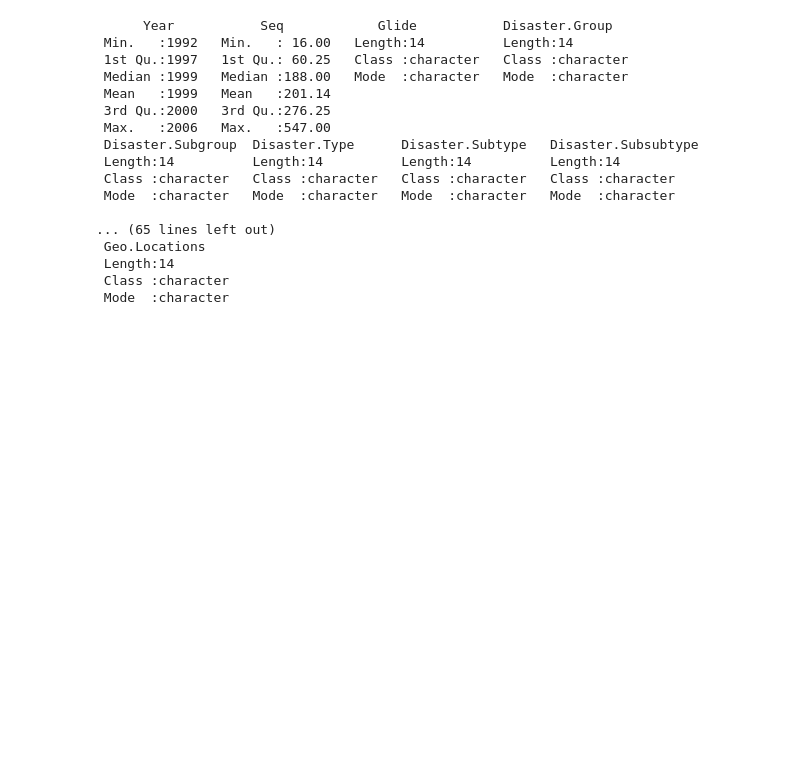
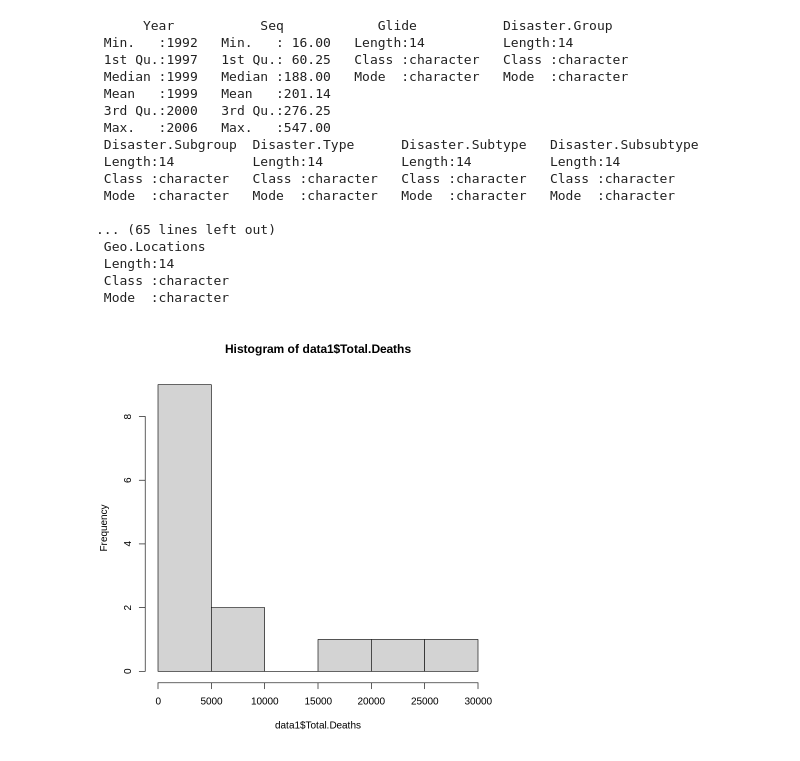
Before and after one commit to najiaahmedd/CIND820, a Jupyter notebook: CIND20ipynb.ipynb, the cells around one changed output. Cells and saved outputs as stored; diff of their text form; code cells hidden in the pictures; blank space fills up the shorter version.

```diff
--- a/CIND20ipynb.ipynb
+++ b/CIND20ipynb.ipynb
@@ -74,3 +74,7 @@ summary(data1)
  Length:14
  Class :character
  Mode  :character
+# %%
+hist(data1$Total.Deaths)
+# %% [output]
+[figure, added]
```
